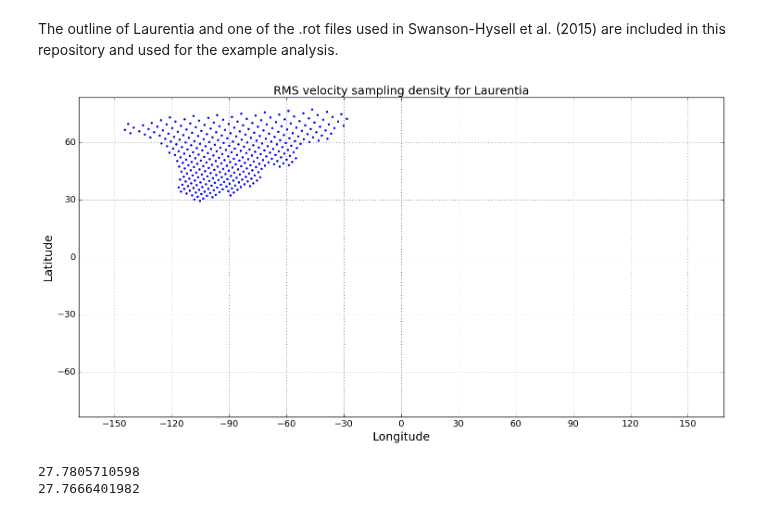
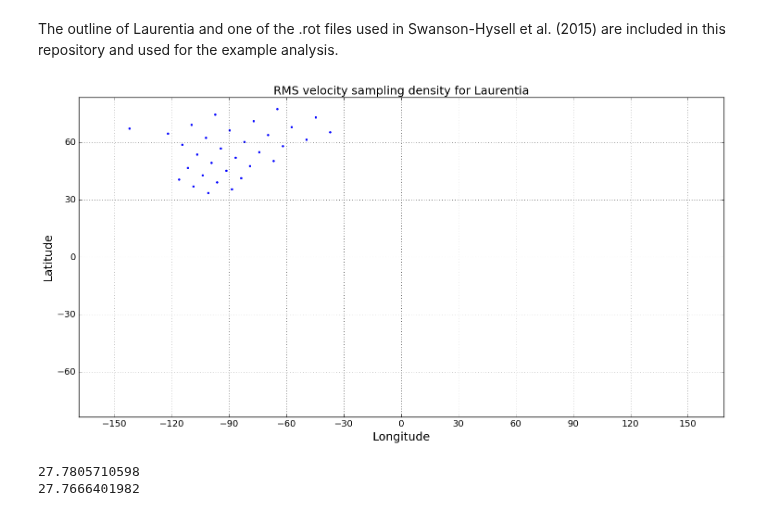
Before and after one commit to Swanson-Hysell/Earth_science_notebooks, a Jupyter notebook: paleogeography/RMS_Velocity_Calculator.ipynb, the cells around one changed output. Drawn from its saved outputs; the diff is of its cells as text; code cells hidden in the pictures.

```diff
--- a/paleogeography/RMS_Velocity_Calculator.ipynb
+++ b/paleogeography/RMS_Velocity_Calculator.ipynb
@@ -72,9 +72,9 @@ def make_GPML_velocity_feature(Long,Lat):
     return output_feature_collection
 # %%
 # Generate points on sphere
-#lats, lons = generate_uniform_density_points_on_sphere(64800/75) #low res
+lats, lons = generate_uniform_density_points_on_sphere(64800/75) #low res
 #lats, lons = generate_uniform_density_points_on_sphere(64800/75*2) #med res
-lats, lons = generate_uniform_density_points_on_sphere(64800/75*10) #higher res
+#lats, lons = generate_uniform_density_points_on_sphere(64800/75*10) #higher res
 #lats, lons = generate_uniform_density_points_on_sphere((64800/75)*100) #high res
 
 # Create GPML velocity feature from points
@@ -131,34 +131,34 @@ for i in xrange(0, len(plate_ids)):
             for geometry in feature.get_geometries():
 
                 lat.append(geometry.to_lat_lon_array()[:,0])
                 lon.append(geometry.to_lat_lon_array()[:,1])
 
 
     lon_lat.append(features_within_selected_plate)
 
     lon = np.concatenate(lon)
     lat = np.concatenate(lat)
 
     plt.plot(lon, lat, '.')
 
 
 
 plt.title('RMS velocity sampling density for Laurentia', fontsize=18)
 plt.xlabel("Longitude", fontsize=18)
 plt.ylabel('Latitude', fontsize=18)
 plt.tick_params(axis='both', which='major', labelsize=14)
 plt.grid()
 plt.axis('equal')
 plt.xlim(-180, 180)
 plt.ylim(-90, 90)
 plt.yticks(np.arange(-90, 91, 30))
 plt.xticks(np.arange(-180, 181, 30))
 
 plt.tight_layout()
 
 plt.show()
 # %% [output]
-[figure, old version]
+[figure, new version]
 # %%
 import pandas as pd
 
```
Also changed, not shown: 36 other files.
